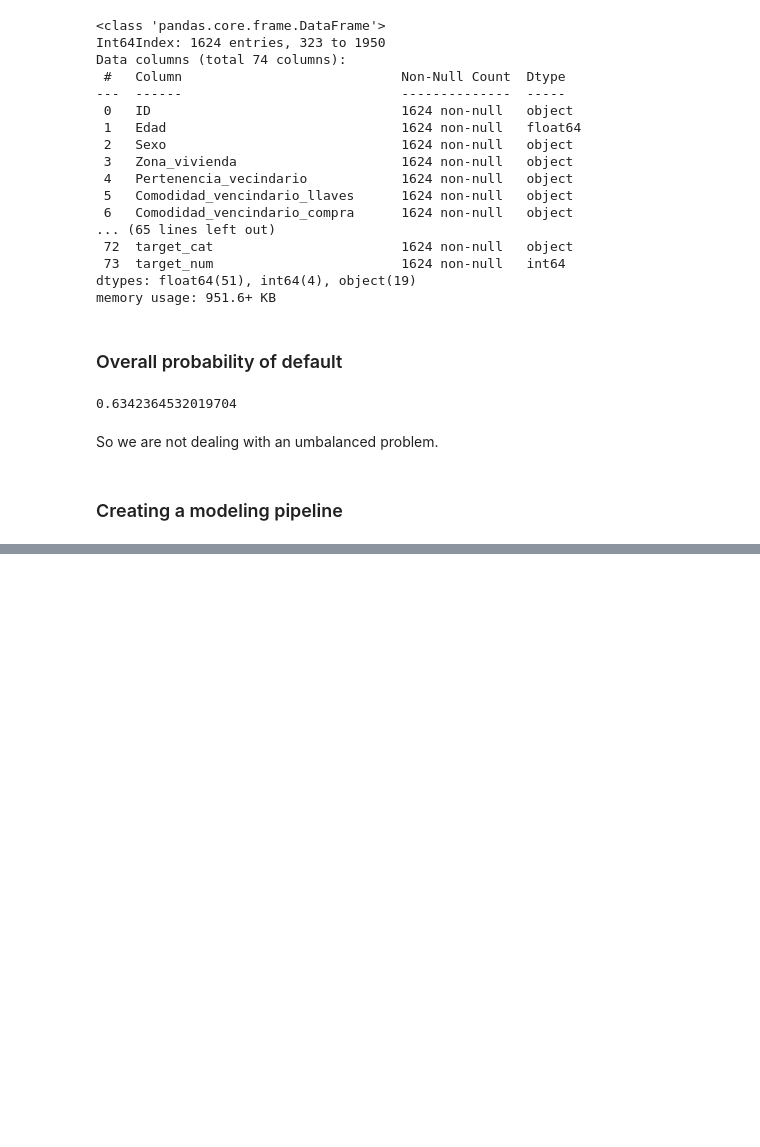
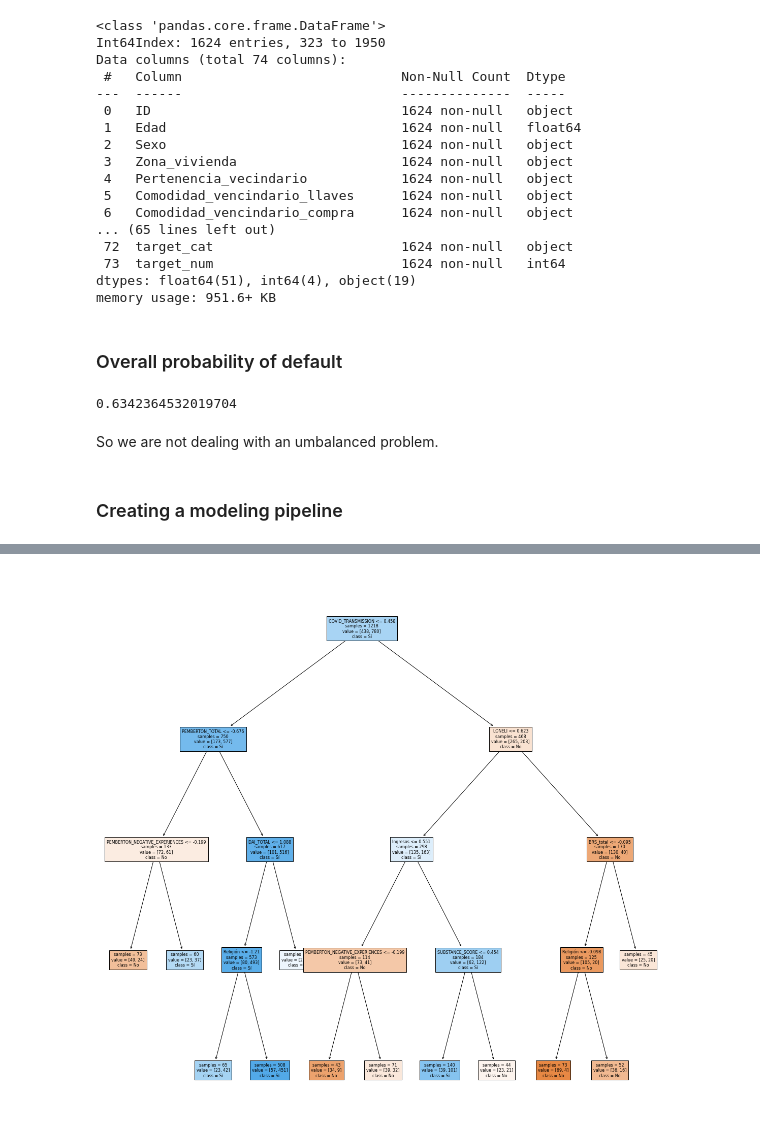
Before and after one commit to IgnacioJdelRey/resilience-study, a Jupyter notebook: 02_modeling.ipynb, the cells around one changed output, grey strips where cells are left out. Cells and saved outputs as stored; diff of their text form; code cells hidden in the pictures; blank space fills up the shorter version.

```diff
--- a/02_modeling.ipynb
+++ b/02_modeling.ipynb
@@ -259,9 +301,11 @@ AttributeError: 'LogisticRegression' object has no attribute 'feature_importance
 # %%
 plt.figure(figsize = (20,20))
-plot_tree(classifier,
+plot_tree(loaded_model.steps[1][1],
               feature_names = features.columns.values,
               class_names = ['No', 'Sí'],
               filled = True,
               impurity = False,
               fontsize = 8)
 plt.show()
+# %% [output]
+[figure, added]
```
Also changed, not shown: parts of 11 cells of this notebook.
